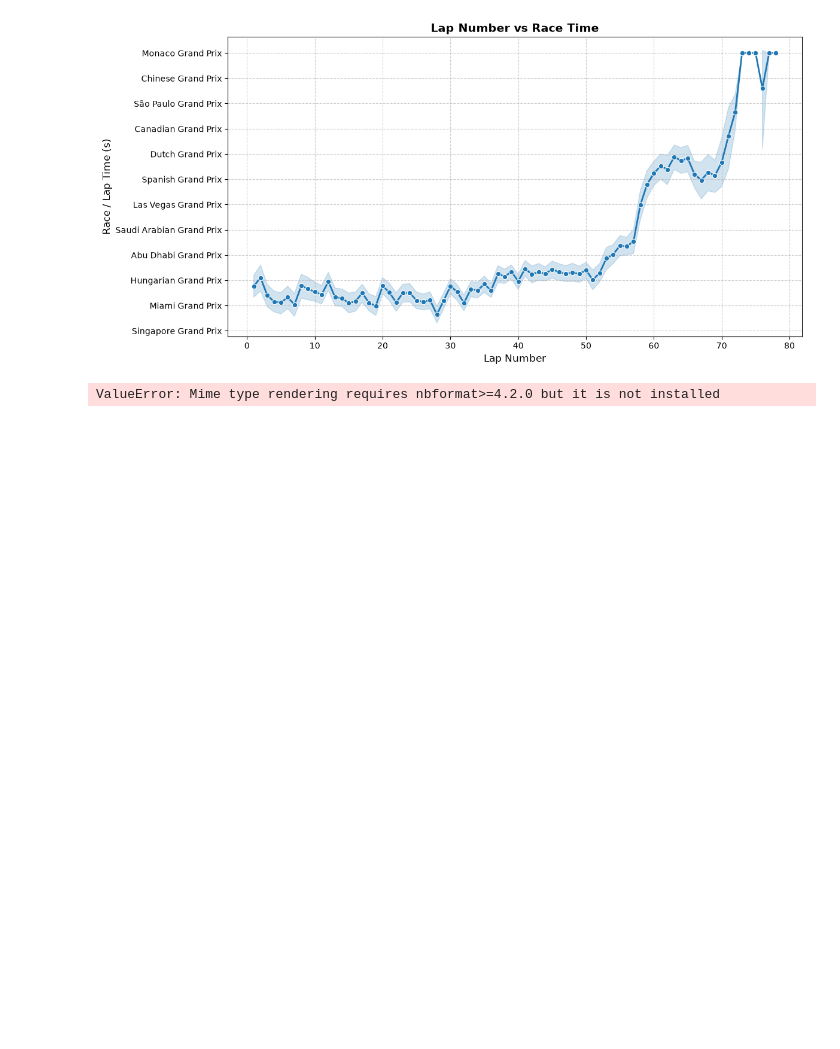
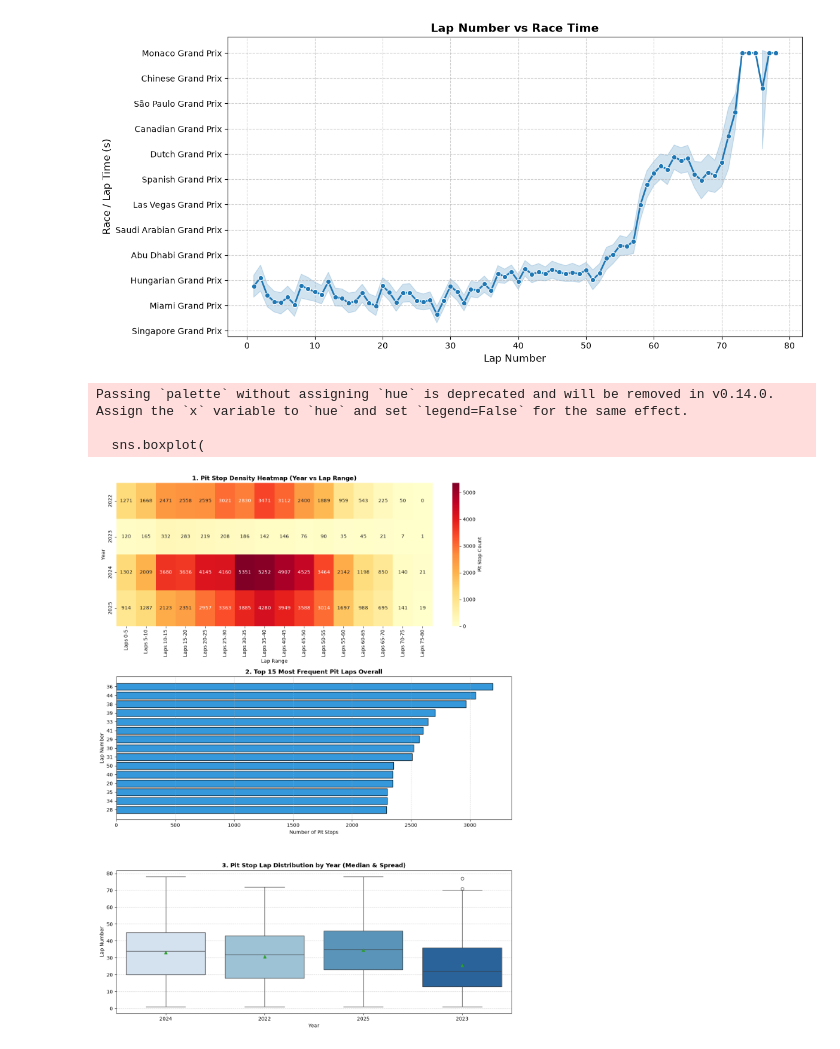
Before and after one commit to DarshakJ/F1_Pit_prediction, a Jupyter notebook: EDA/eda_only_v1.ipynb, the cells around one changed output. Cells and saved outputs as stored; diff of their text form; code cells hidden in the pictures; blank space fills up the shorter version.

```diff
--- a/EDA/eda_only_v1.ipynb
+++ b/EDA/eda_only_v1.ipynb
@@ -1267,5 +1267,16 @@ plt.show()
 # %% [output]
 [figure]
 # %%
+# import pandas as pd
+# import plotly.express as px
+# import matplotlib.pyplot as plt
+
+# 1. Fill nulls across the dataframe (including Stint_Tyre_Std_Dev)
+df = df_train_merged_fe.fillna(0)
+
+# 2. Ensure string formatting for text axis combinations
+df['Year'] = df['Year'].astype(str)
+df['Race'] = df['Race'].astype(str)
+
+# 3. Create combined Year + Race column
+df['Year_Race'] = df['Year'] + " - " + df['Race']
-# %% [output]
-ValueError: Mime type rendering requires nbformat>=4.2.0 but it is not installed
@@ -1271,0 +1379,7 @@ ValueError: Mime type rendering requires nbformat>=4.2.0 but it is not installed
+# %%
+plot_clean_pit_analysis(df_train_merged_fe)
+# %% [output]
+Passing `palette` without assigning `hue` is deprecated and will be removed in v0.14.0. Assign the `x` variable to `hue` and set `legend=False` for the same effect.
+
+  sns.boxplot(
+[figure, added]
```
Also changed, not shown: parts of 7 cells of this notebook.
